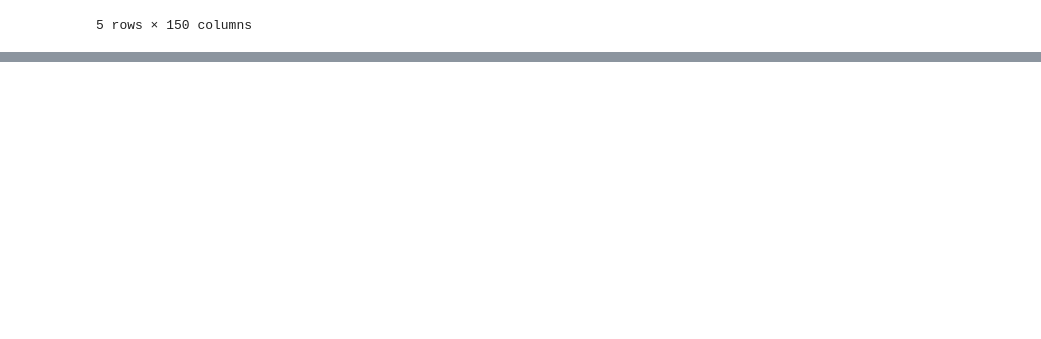
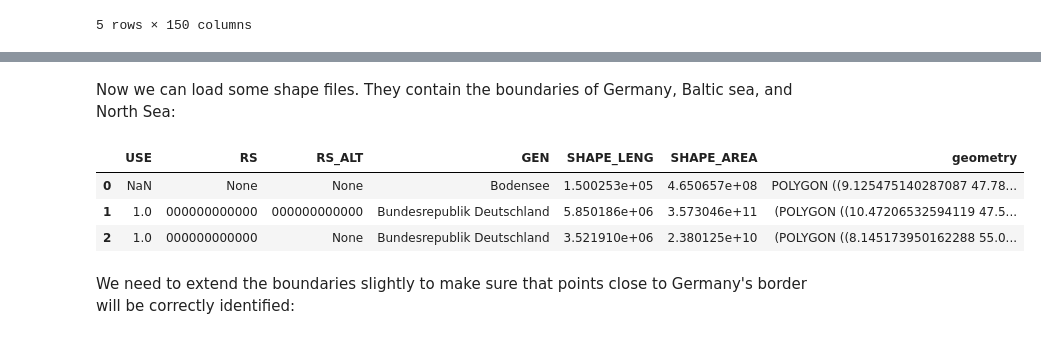
Before and after one commit to OpenEnergyPlatform/open-MaStR, a Jupyter notebook: postprocessing/OEP_MaStR_cleansing.ipynb, the cells around one changed output, grey strips where cells are left out. Drawn from its saved outputs; the diff is of its cells as text; code cells hidden in the pictures; blank space fills up the shorter version.

```diff
--- a/postprocessing/OEP_MaStR_cleansing.ipynb
+++ b/postprocessing/OEP_MaStR_cleansing.ipynb
@@ -259,0 +135,15 @@ gv.renderer("bokeh").save(overlay, "all_located")
+# %% [markdown]
+Now we can load some shape files. They contain the boundaries of Germany, Baltic sea, and North Sea:
+# %%
+gdf_DE = gpd.read_file(r"data\shapefiles_germany\BKG\vg2500_sta.shp")
+gdf_baltic = gpd.read_file(r"data\shapefiles_germany\marineregions.org\DE_baltic_sea\eez_iho.shp")
+gdf_north_sea = gpd.read_file(r"data\shapefiles_germany\marineregions.org\DE_north_sea\eez_iho.shp")
+
+gdf_DE
+# %% [output]
+|  | USE | RS | RS_ALT | GEN | SHAPE_LENG | SHAPE_AREA | geometry |
+| 0 | NaN | None | None | Bodensee | 1.500253e+05 | 4.650657e+08 | POLYGON ((9.125475140287087 47.78... |
+| 1 | 1.0 | 000000000000 | 000000000000 | Bundesrepublik Deutschland | 5.850186e+06 | 3.573046e+11 | (POLYGON ((10.47206532594119 47.5... |
+| 2 | 1.0 | 000000000000 | None | Bundesrepublik Deutschland | 3.521910e+06 | 2.380125e+10 | (POLYGON ((8.145173950162288 55.0... |
+# %% [markdown]
+We need to extend the boundaries slightly to make sure that points close to Germany's border will be correctly identified:
```
Also changed, not shown: parts of 93 cells of this notebook.
